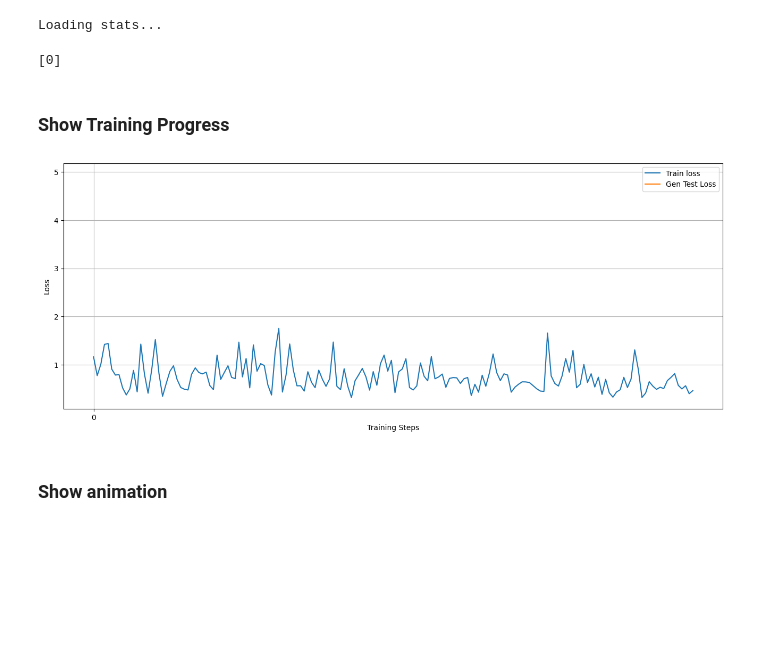
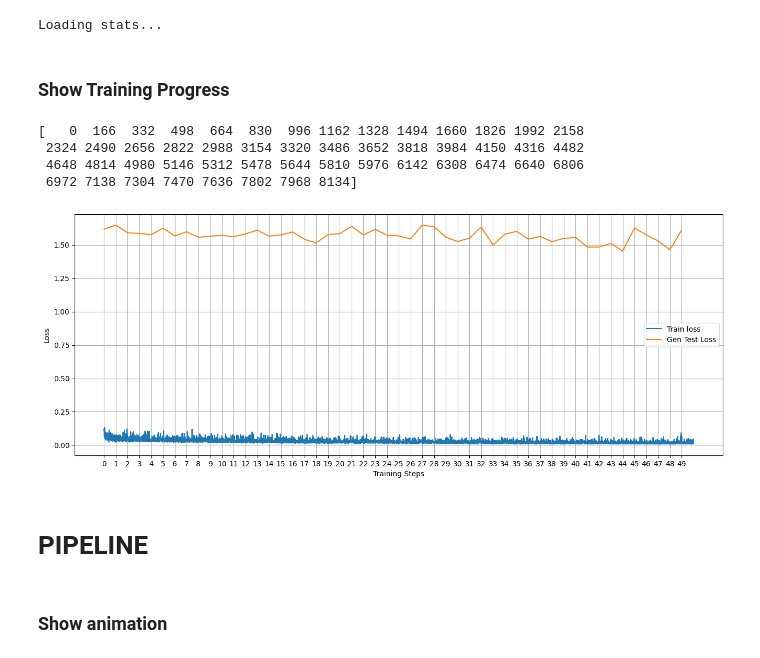
Before and after one commit to Primo909/BeamElastoDynamics, a Jupyter notebook: example_train.ipynb, the cells around one changed output. Cells and saved outputs as stored; diff of their text form; code cells hidden in the pictures; blank space fills up the shorter version.

```diff
--- a/example_train.ipynb
+++ b/example_train.ipynb
@@ -7,3 +9,11 @@ from tqdm import tqdm
+# %%
+from tqdm.notebook import tqdm_notebook as tqdm
+import time
+total_epochs = 100
+epoch_bar = tqdm(range(total_epochs), desc="Epochs")
+
+for i in epoch_bar:
+    time.sleep(0.01)
 # %% [markdown]
 ### Preprocess Data
 # %%
@@ -61,8 +71,8 @@ from models.vinay_mgn import MeshGraphNet
 
 device = torch.device("cuda" if torch.cuda.is_available() else "cpu")
 
-node_channels = 10
-edge_channels = 4
+node_channels = 13
+edge_channels = 8
 num_messages = 8
 latent_dim = 128
 
@@ -78,7 +88,7 @@ _ = model.to(device)
 # %%
 from trainer import Trainer
 
-lr = 3e-5
+lr = 5e-5
 loss_type = "mse"
 
 optimizer = torch.optim.Adam(model.parameters(), lr=lr)
@@ -99,12 +109,13 @@ edge_stats = Stats.from_dict(stats["edge"])
 target_stats = Stats.from_dict(stats["target"])
 dt = 0.08
 
-total_epochs = 1
+total_epochs = 50
 
 epoch_bar = tqdm(range(total_epochs), desc="Epochs")
 for epoch in epoch_bar:
     for batch in tqdm(train_dataloader, desc="Batches", leave=False):
         # print("hey")
+        batch.to(device)
         trainer.train(batch)
 
     trainer.test(
@@ -123,29 +134,33 @@ for epoch in epoch_bar:
     )
 # %% [output]
 Loading stats...
-# %%
-import numpy as np
-
-len(train_dataloader)
-epochs_indices = np.arange(
-    0, total_epochs * len(train_dataloader), len(train_dataloader)
-)
-print(epochs_indices)
-# %% [output]
-[0]
 # %% [markdown]
 ### Show Training Progress
 # %%
 import matplotlib.pyplot as plt
+import numpy as np
 
-plt.figure(figsize=(16, 6))
-plt.plot(trainer.train_history, label="Train loss")
-plt.plot(epochs_indices, trainer.gen_test_history, label="Gen Test Loss")
-plt.legend()
-plt.xlabel("Training Steps")
-plt.ylabel("Loss")
-plt.xticks(epochs_indices, [str(i) for i in range(total_epochs)])
-plt.grid()
-plt.show()
+def plot_loss(trainer: Trainer):
+    len(train_dataloader)
+    epochs_indices = np.arange(
+        0, total_epochs * len(train_dataloader), len(train_dataloader)
+    )
+    print(epochs_indices)
+    plt.figure(figsize=(16, 6))
+    plt.plot(trainer.train_history, label="Train loss")
+    plt.plot(epochs_indices, trainer.gen_test_history, label="Gen Test Loss")
+    plt.legend()
+    plt.xlabel("Training Steps")
+    plt.ylabel("Loss")
+    plt.xticks(epochs_indices, [str(i) for i in range(total_epochs)])
+    plt.grid()
+    plt.show()
+plot_loss(trainer)
 # %% [output]
+[   0  166  332  498  664  830  996 1162 1328 1494 1660 1826 1992 2158
+ 2324 2490 2656 2822 2988 3154 3320 3486 3652 3818 3984 4150 4316 4482
+ 4648 4814 4980 5146 5312 5478 5644 5810 5976 6142 6308 6474 6640 6806
+ 6972 7138 7304 7470 7636 7802 7968 8134]
-[figure, old version]
+[figure, new version]
+# %% [markdown]
+# PIPELINE
```
Also changed, not shown: parts of 9 cells of this notebook, 4 other files.
